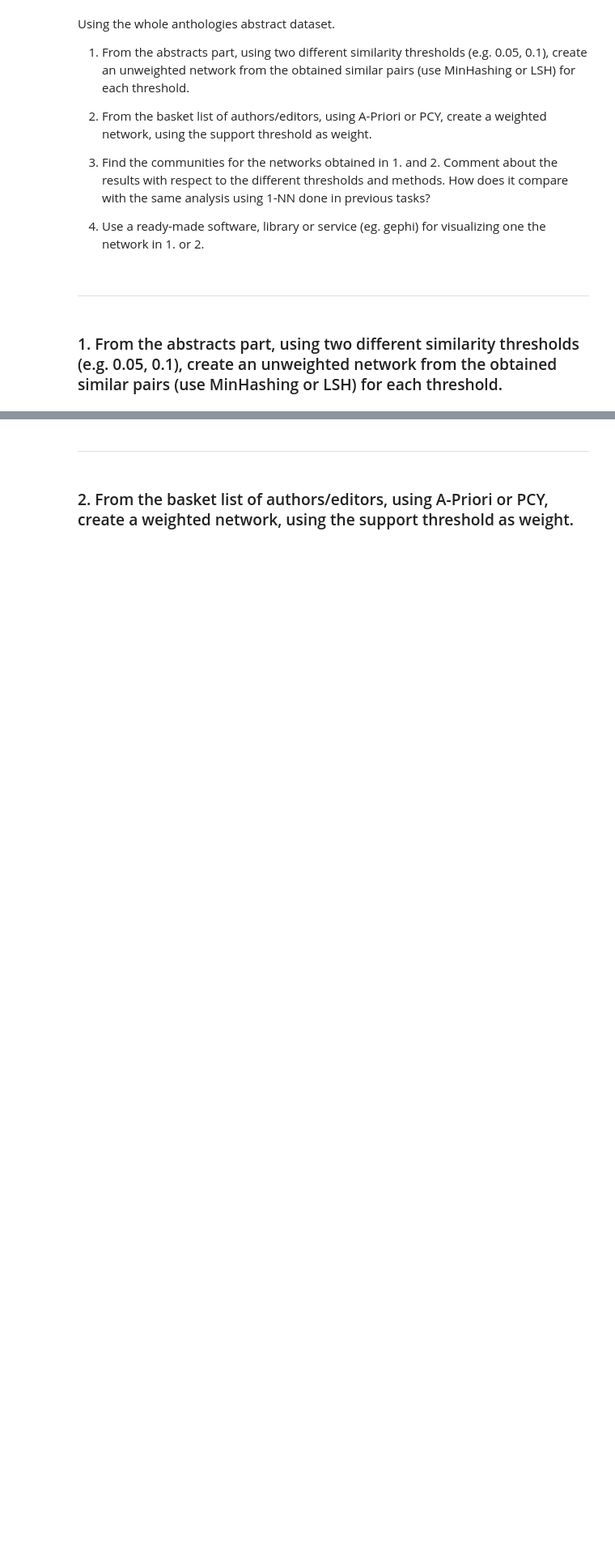
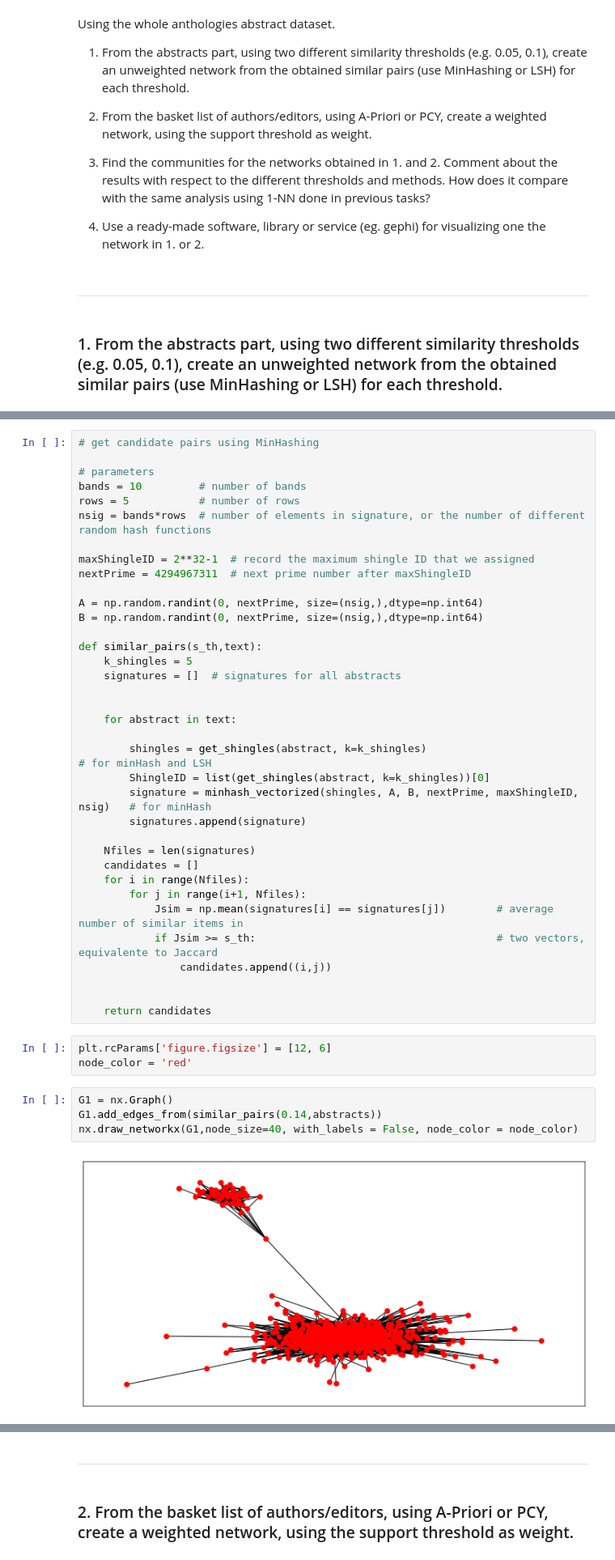
Before and after one commit to martinel-UAS/projects, a Jupyter notebook: 2. Descriptive/Project_1/Project1_Task3.ipynb, the cells around one changed output, grey strips where cells are left out. Shown at 81% size. Drawn from its saved outputs; the diff is of its cells as text; blank space fills up the shorter version.

```diff
--- a/2. Descriptive/Project_1/Project1_Task3.ipynb
+++ b/2. Descriptive/Project_1/Project1_Task3.ipynb
@@ -19,0 +135,45 @@ Using the whole anthologies abstract dataset.
+# %%
+# get candidate pairs using MinHashing
+
+# parameters
+bands = 10         # number of bands
+rows = 5           # number of rows
+nsig = bands*rows  # number of elements in signature, or the number of different random hash functions
+
+maxShingleID = 2**32-1  # record the maximum shingle ID that we assigned
+nextPrime = 4294967311  # next prime number after maxShingleID
+
+A = np.random.randint(0, nextPrime, size=(nsig,),dtype=np.int64)
+B = np.random.randint(0, nextPrime, size=(nsig,),dtype=np.int64)
+
+def similar_pairs(s_th,text):
+    k_shingles = 5
+    signatures = []  # signatures for all abstracts
+
+
+    for abstract in text:
+
+        shingles = get_shingles(abstract, k=k_shingles)                                 # for minHash and LSH
+        ShingleID = list(get_shingles(abstract, k=k_shingles))[0]
+        signature = minhash_vectorized(shingles, A, B, nextPrime, maxShingleID, nsig)   # for minHash
+        signatures.append(signature)
+
+    Nfiles = len(signatures)
+    candidates = []
+    for i in range(Nfiles):
+        for j in range(i+1, Nfiles):
+            Jsim = np.mean(signatures[i] == signatures[j])        # average number of similar items in
+            if Jsim >= s_th:                                      # two vectors, equivalente to Jaccard
+                candidates.append((i,j))
+
+
+    return candidates
+# %%
+plt.rcParams['figure.figsize'] = [12, 6]
+node_color = 'red'
+# %%
+G1 = nx.Graph()
+G1.add_edges_from(similar_pairs(0.14,abstracts))
+nx.draw_networkx(G1,node_size=40, with_labels = False, node_color = node_color)
+# %% [output]
+[figure, added]
```
Also changed, not shown: parts of 30 cells of this notebook, 6 other files.
